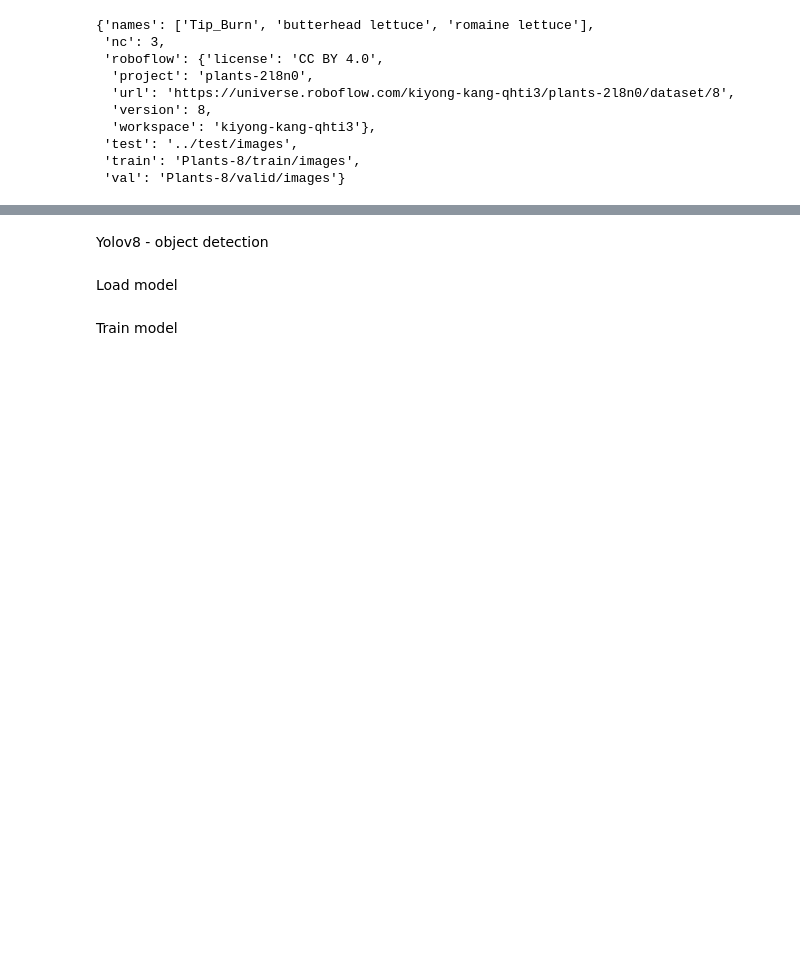
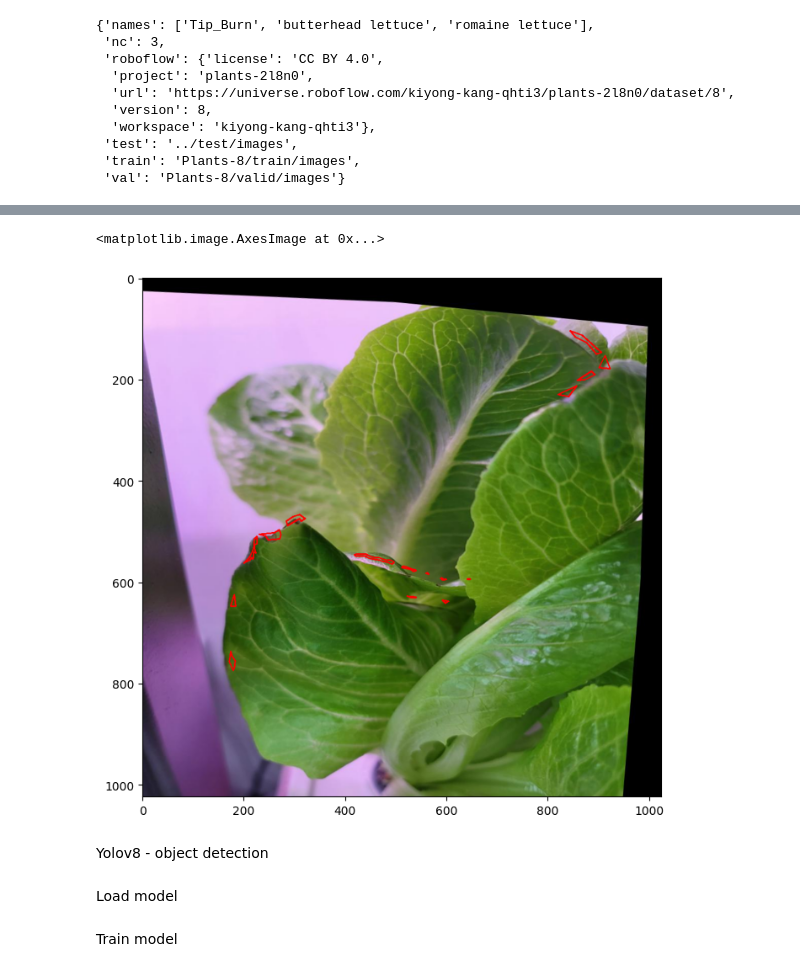
Before and after one commit to giyeongyoon/lettuce_growth_monitoring, a Jupyter notebook: lettuce_object_detection.ipynb, the cells around one changed output, grey strips where cells are left out. Cells and saved outputs as stored; diff of their text form; code cells hidden in the pictures; blank space fills up the shorter version.

```diff
--- a/lettuce_object_detection.ipynb
+++ b/lettuce_object_detection.ipynb
@@ -184,3 +335,39 @@ with open('./Plants-seg/data.yaml', 'w') as file:
+# %%
+with open(seg_file, 'r') as f:
+    objs = f.readlines()
+
+boxes = []
+for obj in objs:
+    box = obj.split()
+    box = [float(i) for i in box]
+    boxes.append(box)
+
+draw_img = img_rgb.copy()
+img_height = img_rgb.shape[0]
+img_width = img_rgb.shape[1]
+isClosed = True
+color = (255, 0, 0)
+thickness = 2
+
+for box in boxes:
+    pts = []
+    for i, p in enumerate(box[1:]):
+        if i % 2 == 0:
+            x = int(p * img_width)
+        else:
+            y = int(p * img_height)
+            pt = [x, y]
+            pts.append(pt)
+
+    pts = np.array(pts)
+    pts = pts.reshape((-1, 1, 2))
+    cv2.polylines(draw_img, [pts], isClosed, color, thickness)
+
+plt.figure(figsize=(8,8))
+plt.imshow(draw_img)
+# %% [output]
+<matplotlib.image.AxesImage at 0x...>
+[figure, added]
 # %% [markdown]
 Yolov8 - object detection
 # %% [markdown]
```
Also changed, not shown: parts of 38 cells of this notebook.
